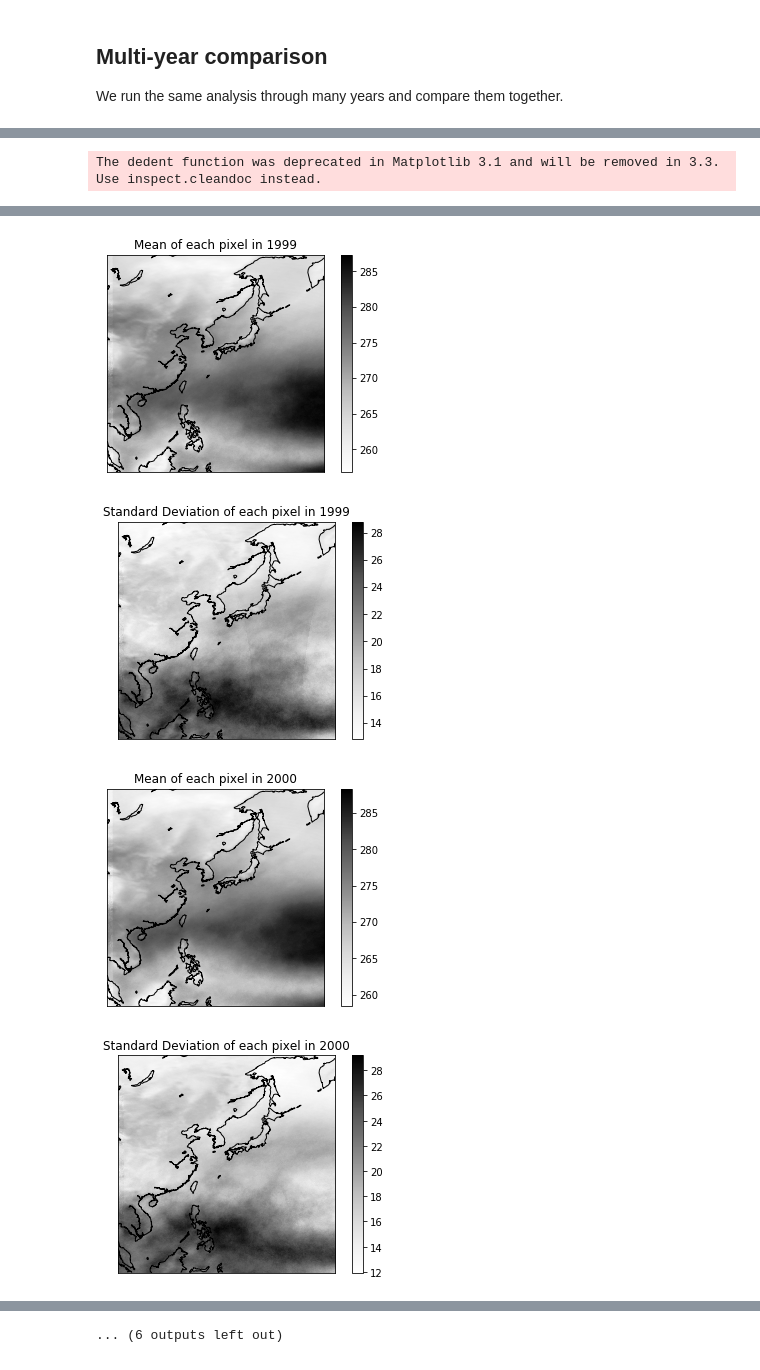
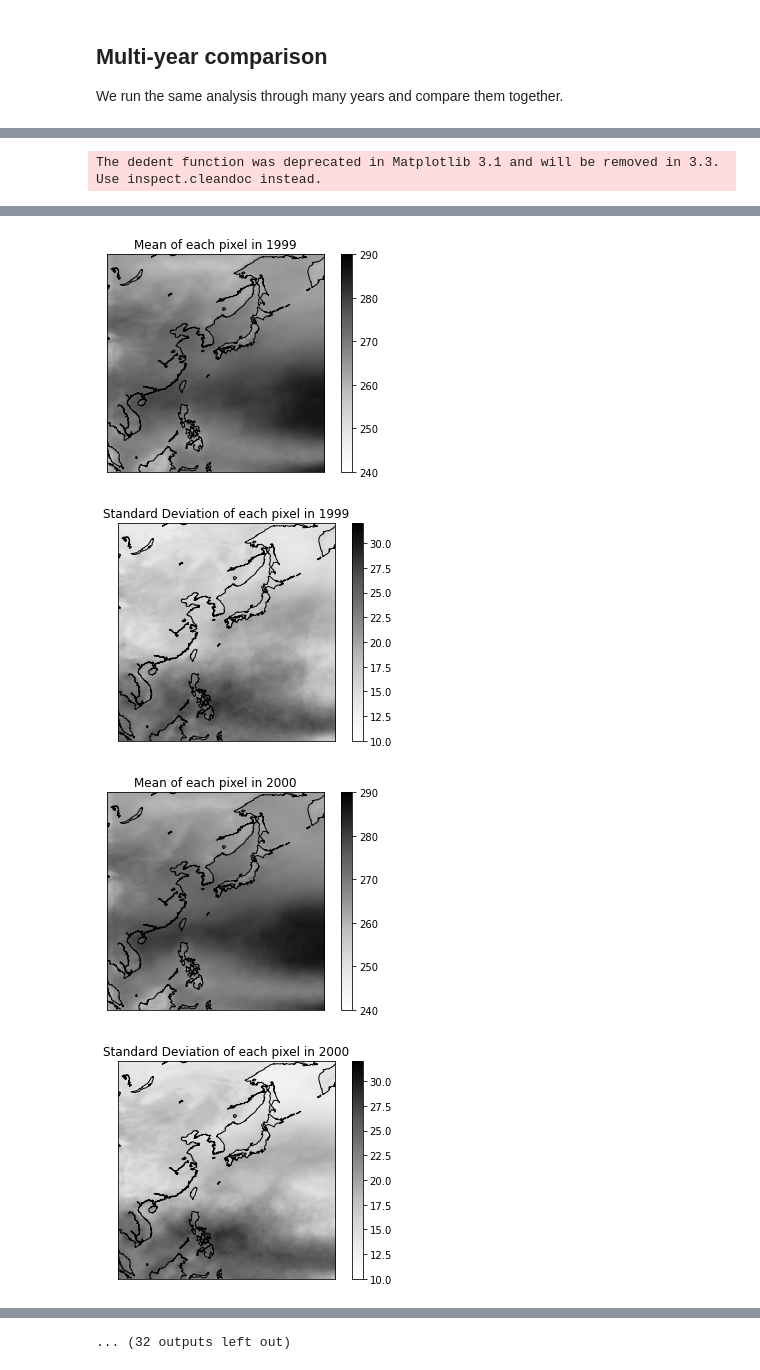
Before and after one commit to tingsyo/course_2020Q3_representation_learning, a Jupyter notebook: notebooks/noaa_gridsat_b1/02_noaagridsatb1_basic_statistics.ipynb, the cells around one changed output, grey strips where cells are left out. Saved outputs shown, nothing was run; the diff lists cells and outputs as text; code cells hidden in the pictures.

Commit message:
- Updated annual summary notebook of noaa

```diff
--- a/notebooks/noaa_gridsat_b1/02_noaagridsatb1_basic_statistics.ipynb
+++ b/notebooks/noaa_gridsat_b1/02_noaagridsatb1_basic_statistics.ipynb
@@ -194,7 +194,7 @@ import pandas as pd
 import pickle
 
 # By image
-stats_by_image = pd.read_csv('../../workspace/noaa_2002.stats_by_image.csv')
+stats_by_image = pd.read_csv('../../workspace/noaa/noaa_2002.stats_by_image.csv')
 
 %matplotlib inline
 import matplotlib.pyplot as plt
@@ -216,8 +216,8 @@ plt.tight_layout()
 plt.show()
 
 # By grid
-mean_by_grid = np.fromfile('../../workspace/noaa_2002_mean.npy', 'float32').reshape((858,858))
-stdev_by_grid = np.fromfile('../../workspace/noaa_2002_std.npy', 'float32').reshape((858,858))
+mean_by_grid = np.fromfile('../../workspace/noaa/noaa_2002_mean.npy', 'float32').reshape((858,858))
+stdev_by_grid = np.fromfile('../../workspace/noaa/noaa_2002_std.npy', 'float32').reshape((858,858))
 
 %matplotlib inline
 import matplotlib.pyplot as plt
@@ -253,11 +253,11 @@ The dedent function was deprecated in Matplotlib 3.1 and will be removed in 3.3.
 We run the same analysis through many years and compare them together.
 # %%
 # Define years
-years = np.arange(1998, 2006)
+years = np.arange(1998, 2019)
 # Read and stack data
-stats_by_image = pd.read_csv('../../workspace/noaa_'+str(years[0])+'.stats_by_image.csv')
+stats_by_image = pd.read_csv('../../workspace/noaa/noaa_'+str(years[0])+'.stats_by_image.csv')
 for y in years[1:]:
-    tmp = pd.read_csv('../../workspace/noaa_'+str(y)+'.stats_by_image.csv')
+    tmp = pd.read_csv('../../workspace/noaa/noaa_'+str(y)+'.stats_by_image.csv')
     stats_by_image = pd.concat([stats_by_image, tmp])
 #
 stats_by_image = stats_by_image.sort_values('timestamp').reset_index(drop=True)
@@ -320,19 +320,19 @@ lon1 = 160.06
 
 # By grid
 for y in years:
-    mean_by_grid = np.fromfile('../../workspace/noaa_'+str(y)+'_mean.npy', 'float32').reshape((858,858))
-    stdev_by_grid = np.fromfile('../../workspace/noaa_'+str(y)+'_std.npy', 'float32').reshape((858,858))
+    mean_by_grid = np.fromfile('../../workspace/noaa/noaa_'+str(y)+'_mean.npy', 'float32').reshape((858,858))
+    stdev_by_grid = np.fromfile('../../workspace/noaa/noaa_'+str(y)+'_std.npy', 'float32').reshape((858,858))
 
     m = Basemap(llcrnrlon=lon0, urcrnrlon=lon1, llcrnrlat=lat0, urcrnrlat=lat1, resolution='l')
     m.drawcoastlines()
-    m.imshow(mean_by_grid, alpha=0.99, cmap='Greys')
+    m.imshow(mean_by_grid, alpha=0.99, cmap='Greys', vmin=240, vmax=290)
     plt.title('Mean of each pixel in '+str(y))
     plt.colorbar()
     plt.show()
 
     m = Basemap(llcrnrlon=lon0, urcrnrlon=lon1, llcrnrlat=lat0, urcrnrlat=lat1, resolution='l')
     m.drawcoastlines()
-    m.imshow(stdev_by_grid, alpha=0.99, cmap='Greys')
+    m.imshow(stdev_by_grid, alpha=0.99, cmap='Greys', vmin=10, vmax=32)
     plt.title('Standard Deviation of each pixel in '+str(y))
     plt.colorbar()
     plt.show()
@@ -345,4 +345,4 @@ The dedent function was deprecated in Matplotlib 3.1 and will be removed in 3.3.
-[figure, old version]
+[figure, new version]
-[figure, old version]
+[figure, new version]
-[figure, old version]
+[figure, new version]
-[figure, old version]
+[figure, new version]
@@ -353 +353 @@ The dedent function was deprecated in Matplotlib 3.1 and will be removed in 3.3.
-... (6 outputs left out)
+... (32 outputs left out)
```
Also changed, not shown: parts of 3 cells of this notebook.
